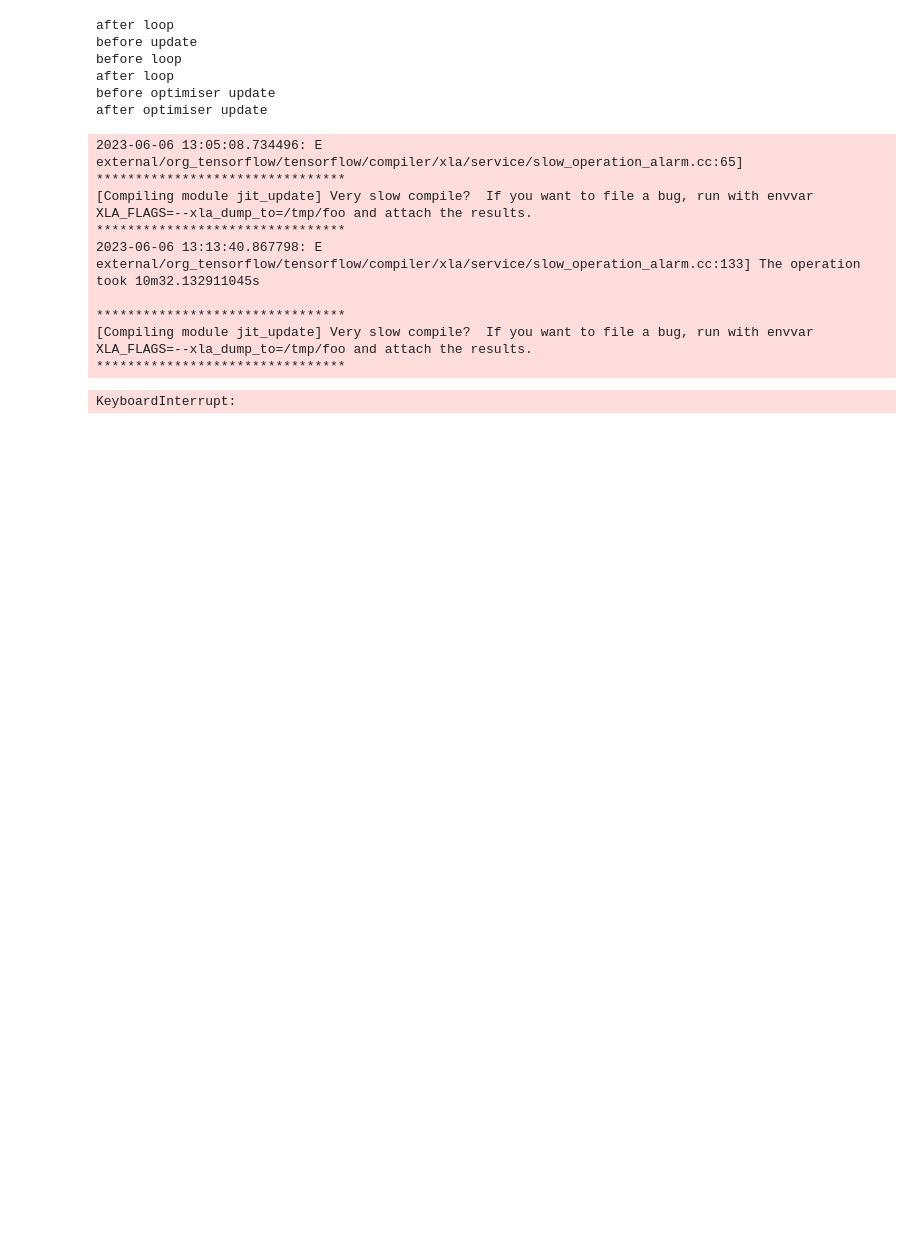
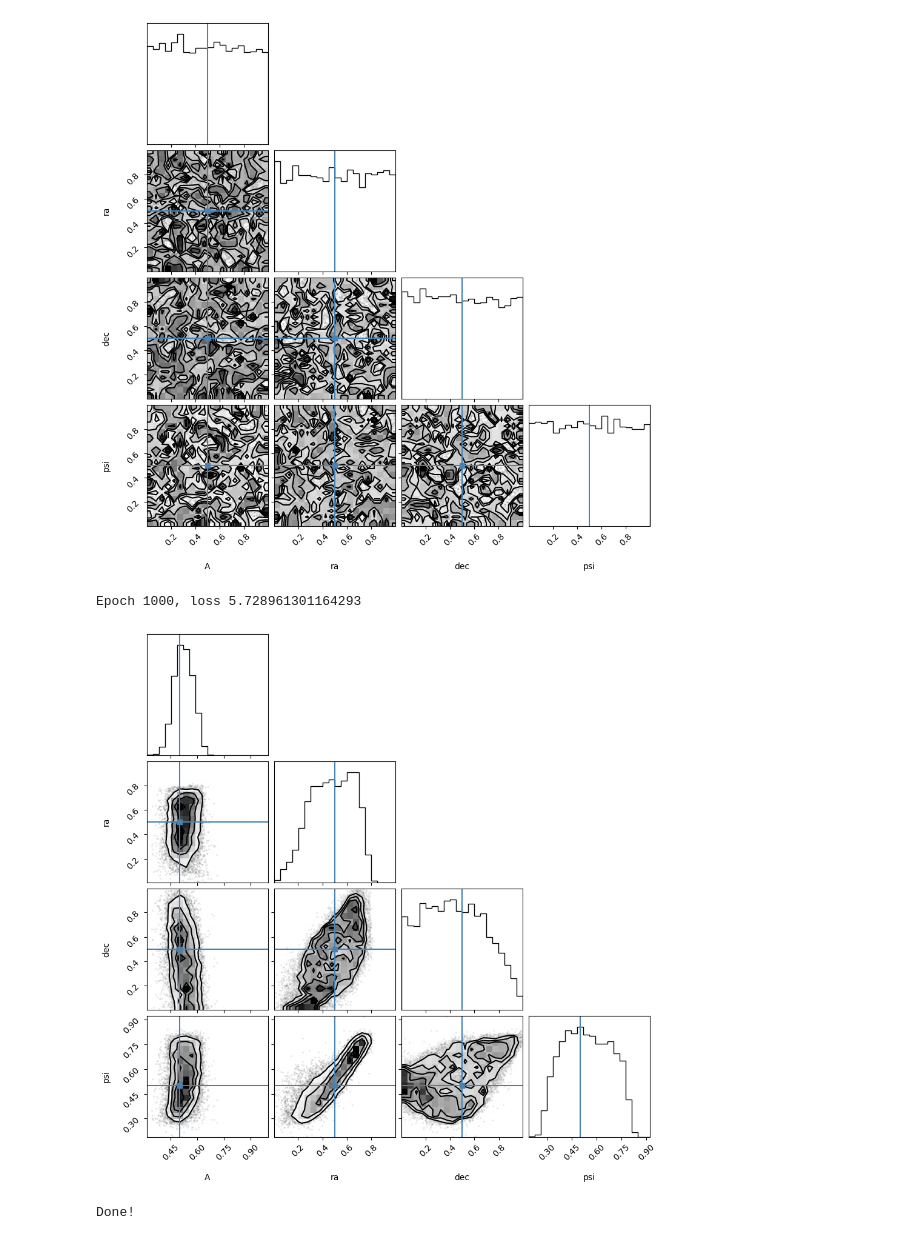
Before and after one commit to dominika-zieba/VI, a Jupyter notebook: sine_gaussian_jax.ipynb, the cells around one changed output. Cells and saved outputs as stored; diff of their text form; code cells hidden in the pictures; blank space fills up the shorter version.

Commit message:
sine gaussian in jax working and tested against emcee

```diff
--- a/sine_gaussian_jax.ipynb
+++ b/sine_gaussian_jax.ipynb
@@ -149,7 +162,7 @@ class LogL(object):
         gps = lal.LIGOTimeGPS(gps_time)
         self.gmst_rad = lal.GreenwichMeanSiderealTime(gps)
 
-        self.A = jnp.atleast_1d(true_gw_params['A'])
+        self.A = true_gw_params['A']
         self.t0 = true_gw_params['t0']
         self.f0 = true_gw_params['f0']
         self.tau = true_gw_params['tau']
@@ -166,12 +179,12 @@ class LogL(object):
         self.data = self.simulate_response(self.hp, self.hc, self.ra, self.dec, self.psi)
 
 
-    def simulate_response_matrix(self, hp, hc, ra, dec, psi):
+    #def simulate_response_matrix(self, hp, hc, ra, dec, psi):
         # r = {d: project_to_detector(d, hp, hc, ra, dec, self.gmst_rad, psi) for d in self.detectors.keys()}
-        print('before loop')
-        r = {d: jnp.array([project_to_detector(d, hp[i], hc[i], ra[i], dec[i], self.gmst_rad, psi[i]) for i in range(len(ra))]) for d in self.detectors.keys()}
-        print('after loop')
-        return r
+        #print('before loop')
+        #r = {d: jnp.array([project_to_detector(d, hp[i], hc[i], ra[i], dec[i], self.gmst_rad, psi[i]) for i in range(len(ra))]) for d in self.detectors.keys()}
+        #print('after loop')
+        #return r
 
     def simulate_response(self, hp, hc, ra, dec, psi):
         r = {d: project_to_detector(d, hp, hc, ra, dec, self.gmst_rad, psi) for d in self.detectors.keys()}
@@ -179,10 +192,9 @@ class LogL(object):
 
     def __call__(self, params):
         hp, hc = simulate_fd_sine_gaussian_waveform(jnp.atleast_2d(params['A']).T, self.t0, self.f0, self.tau, self.times2d, self.f_min, self.df)
-        # hp, hc = simulate_fd_sine_gaussian_waveform(params['A'], self.t0, self.f0, self.tau, self.times, self.f_min, self.df)
+        #hp, hc = simulate_fd_sine_gaussian_waveform(self.A, self.t0, self.f0, self.tau, self.times2d, self.f_min, self.df)
 
-        #r = jnp.array([ self.simulate_response(hp, hc, params['ra'][i], params['dec'][i], params['psi'][i]) for i in range(len(params['ra']))])
-        r = self.simulate_response_matrix(hp, hc, params['ra'], params['dec'], params['psi'])
+        r = self.simulate_response(hp, hc, params['ra'], params['dec'], params['psi'])
 
         residuals = jnp.array([r[ifo] - self.data[ifo] for ifo in self.detectors.keys()])
 
@@ -190,7 +202,8 @@ class LogL(object):
 
     @property
     def params(self):
-        params = ['A','phi','dec','ra','psi']
+        params = ['A','ra','dec','psi']
+        #params = ['ra','dec','psi']
         return params
 
     #@jax.jit
@@ -261,12 +272,12 @@ num_bins = 4
 
 
 # perform variational inference
-epochs = 100
+epochs = 2000
 loss = dict(train=[], val=[])
-Nsamps = 100
+Nsamps = 1000
 # %%
 
-learning_rate = 0.01
+learning_rate = 0.001
 optimiser = optax.adam(learning_rate)              #stochastic gradient descent
 
 prng_seq = hk.PRNGSequence(42)
@@ -276,6 +287,7 @@ opt_state = optimiser.init(params)
 
 from tqdm import tqdm, trange
 
-ldict = dict(loss = 0, T=1)
+ldict = dict(loss = [], T=1)
+L=[]
 
 log_l = LogL(true_params)
@@ -282,3 +298,5 @@ log_l = LogL(true_params)
+# %%
+truths=[0.5,0.5,0.5,0.5]
 # %%
 
 with trange(epochs) as tepochs:
@@ -288,18 +306,16 @@ with trange(epochs) as tepochs:
         prng_key = next(prng_seq)
         loss = loss_fn(params,  prng_key, Nsamps)
         ldict['loss'] = f'{loss:.2f}'
+        L.append(loss)
         tepochs.set_postfix(ldict, refresh=True)
-        print('before update')
         params, opt_state = update(params, prng_key, opt_state)        #take a step in direction of stepest descent (negative gradient)
-        print('after update')
 
         #print results every 50 iterations
-        if epoch%50 == 0:
+        if epoch%1000 == 0:
             print(f'Epoch {epoch}, loss {loss}')
             x_gen, log_prob_gen = sample_and_log_prob.apply(params, next(prng_seq), 10*Nsamps)
             x_gen = np.array(x_gen, copy=False)
             p_gen = np.vstack(list(log_l.array_to_phys(x_gen).values()))
-            truths = [log_l.true_gw_params[n] for n in ['A','ra','dec','psi']]
             fig = corner.corner(p_gen.T, labels=log_l.params, truths = truths)
             pl.show()
 
@@ -309,7 +325,7 @@ x_gen, log_prob_gen = sample_and_log_prob.apply(params, next(prng_seq), 100*Nsam
 
 x_gen = np.array(x_gen, copy=False)
 p_gen = np.vstack(list(log_l.array_to_phys(x_gen).values()))
-truths = [log_l.true_gw_params[n] for n in ['A','ra','dec','psi']]
 fig = corner.corner(p_gen.T, truths = truths)
+
 pl.show()
 # %% [output]
@@ -317,16 +333,4 @@ before loop
+[figure, added]
-after loop
-before update
-before loop
-after loop
-before optimiser update
-after optimiser update
+Epoch 1000, loss 5.728961301164293
+[figure, added]
-2023-06-06 13:05:08.734496: E external/org_tensorflow/tensorflow/compiler/xla/service/slow_operation_alarm.cc:65]
-********************************
-[Compiling module jit_update] Very slow compile?  If you want to file a bug, run with envvar XLA_FLAGS=--xla_dump_to=/tmp/foo and attach the results.
-********************************
-2023-06-06 13:13:40.867798: E external/org_tensorflow/tensorflow/compiler/xla/service/slow_operation_alarm.cc:133] The operation took 10m32.132911045s
-
-********************************
-[Compiling module jit_update] Very slow compile?  If you want to file a bug, run with envvar XLA_FLAGS=--xla_dump_to=/tmp/foo and attach the results.
-********************************
+Done!
-KeyboardInterrupt:
```
Also changed, not shown: parts of 28 cells of this notebook.
